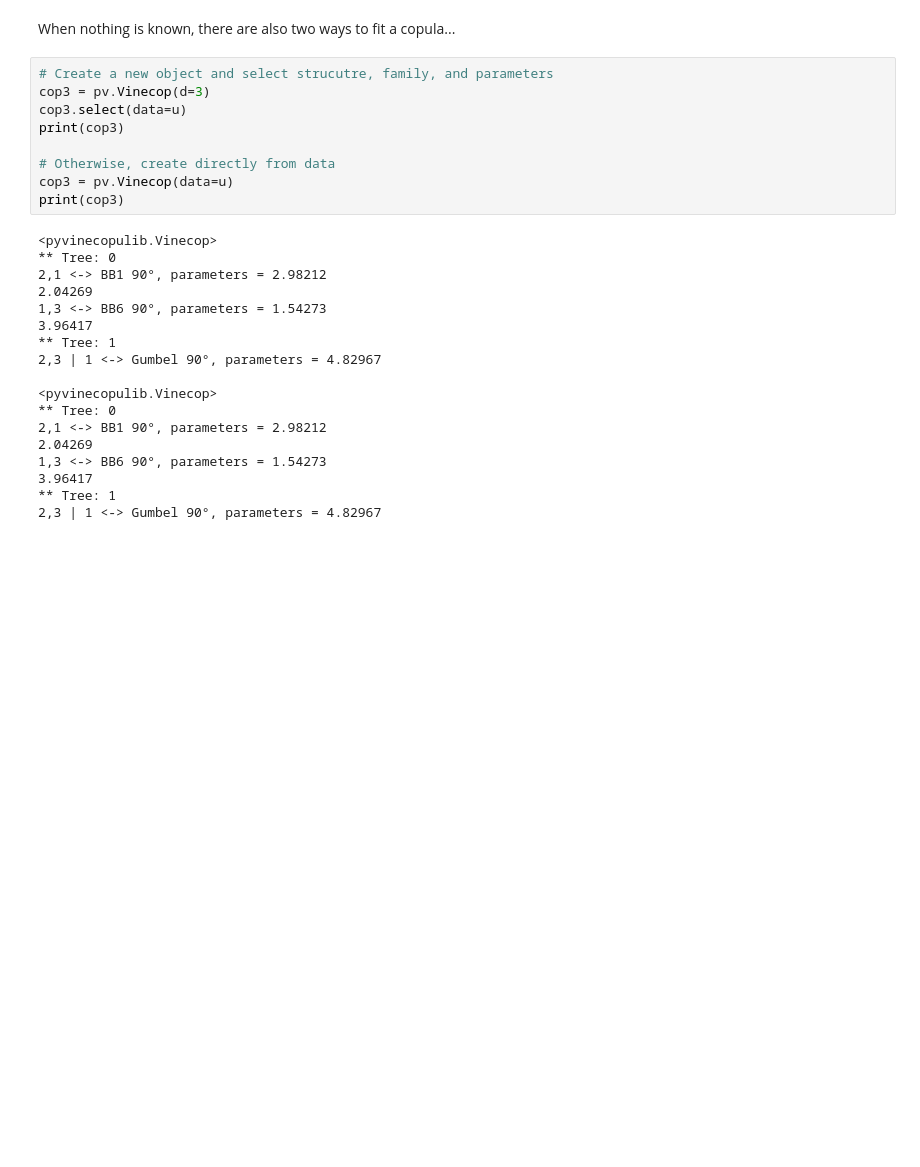
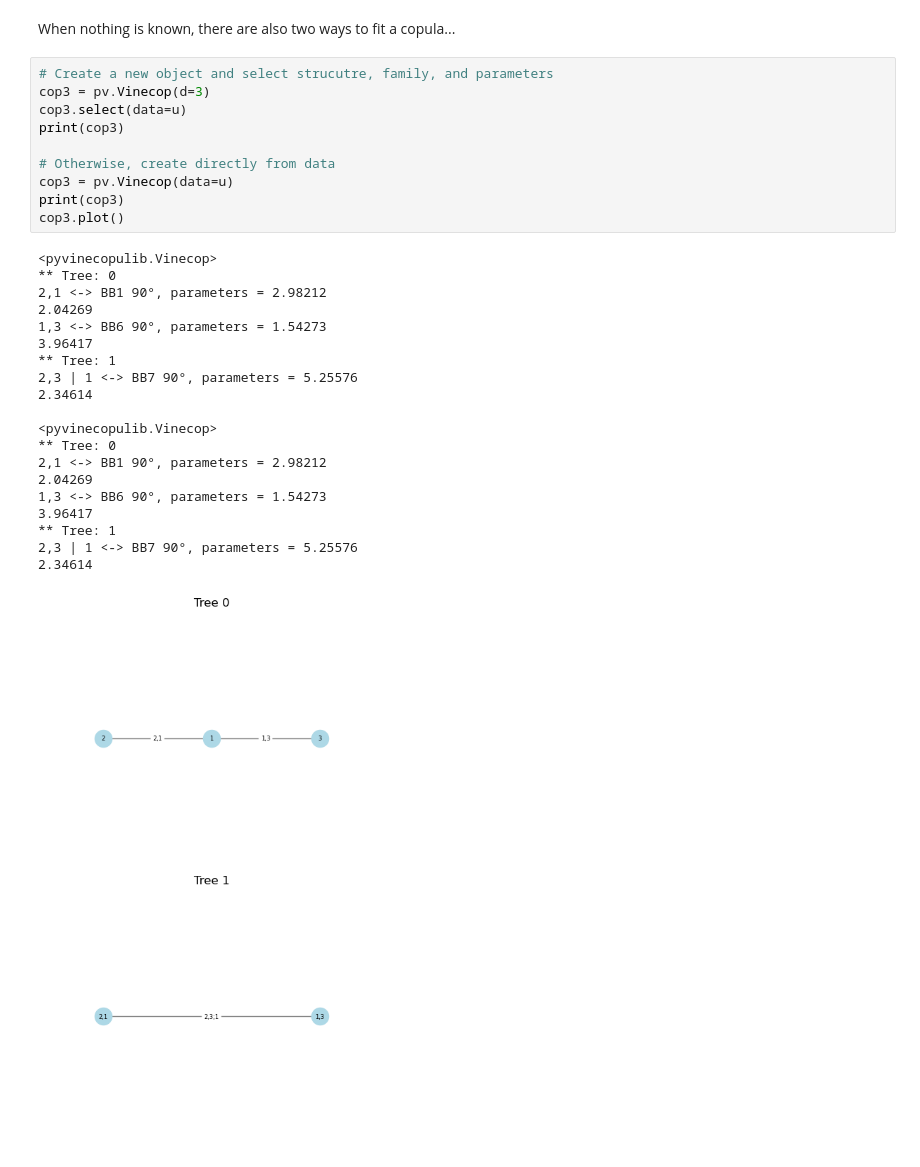
Before and after one commit to vinecopulib/pyvinecopulib, a Jupyter notebook: examples/vine_copulas.ipynb, the cells around one changed output. Saved outputs shown, nothing was run; the diff lists cells and outputs as text; blank space fills up the shorter version.

```diff
--- a/examples/vine_copulas.ipynb
+++ b/examples/vine_copulas.ipynb
@@ -94,30 +102,34 @@ When nothing is known, there are also two ways to fit a copula...
 # %%
 # Create a new object and select strucutre, family, and parameters
 cop3 = pv.Vinecop(d=3)
 cop3.select(data=u)
 print(cop3)
 
 # Otherwise, create directly from data
 cop3 = pv.Vinecop(data=u)
 print(cop3)
+cop3.plot()
 # %% [output]
 <pyvinecopulib.Vinecop>
 ** Tree: 0
 2,1 <-> BB1 90°, parameters = 2.98212
 2.04269
 1,3 <-> BB6 90°, parameters = 1.54273
 3.96417
 ** Tree: 1
-2,3 | 1 <-> Gumbel 90°, parameters = 4.82967
+2,3 | 1 <-> BB7 90°, parameters = 5.25576
+2.34614
 
 <pyvinecopulib.Vinecop>
 ** Tree: 0
 2,1 <-> BB1 90°, parameters = 2.98212
 2.04269
 1,3 <-> BB6 90°, parameters = 1.54273
 3.96417
 ** Tree: 1
-2,3 | 1 <-> Gumbel 90°, parameters = 4.82967
+2,3 | 1 <-> BB7 90°, parameters = 5.25576
+2.34614
+[figure, added]
 # %%
 # create a C-vine structure with root node 1 in first tree, 2 in second, ...
 cvine = pv.CVineStructure([4, 3, 2, 1])
```
Also changed, not shown: parts of 3 cells of this notebook, 36 other files.
